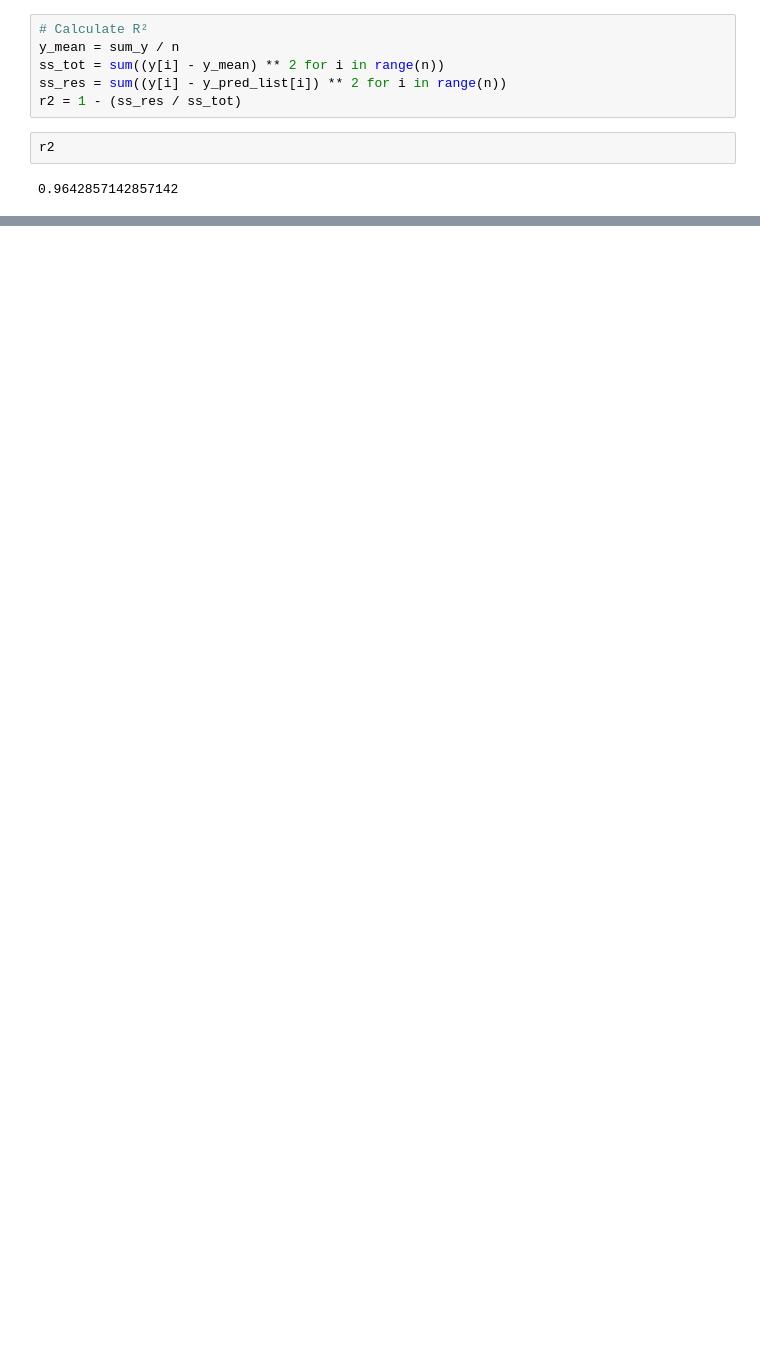
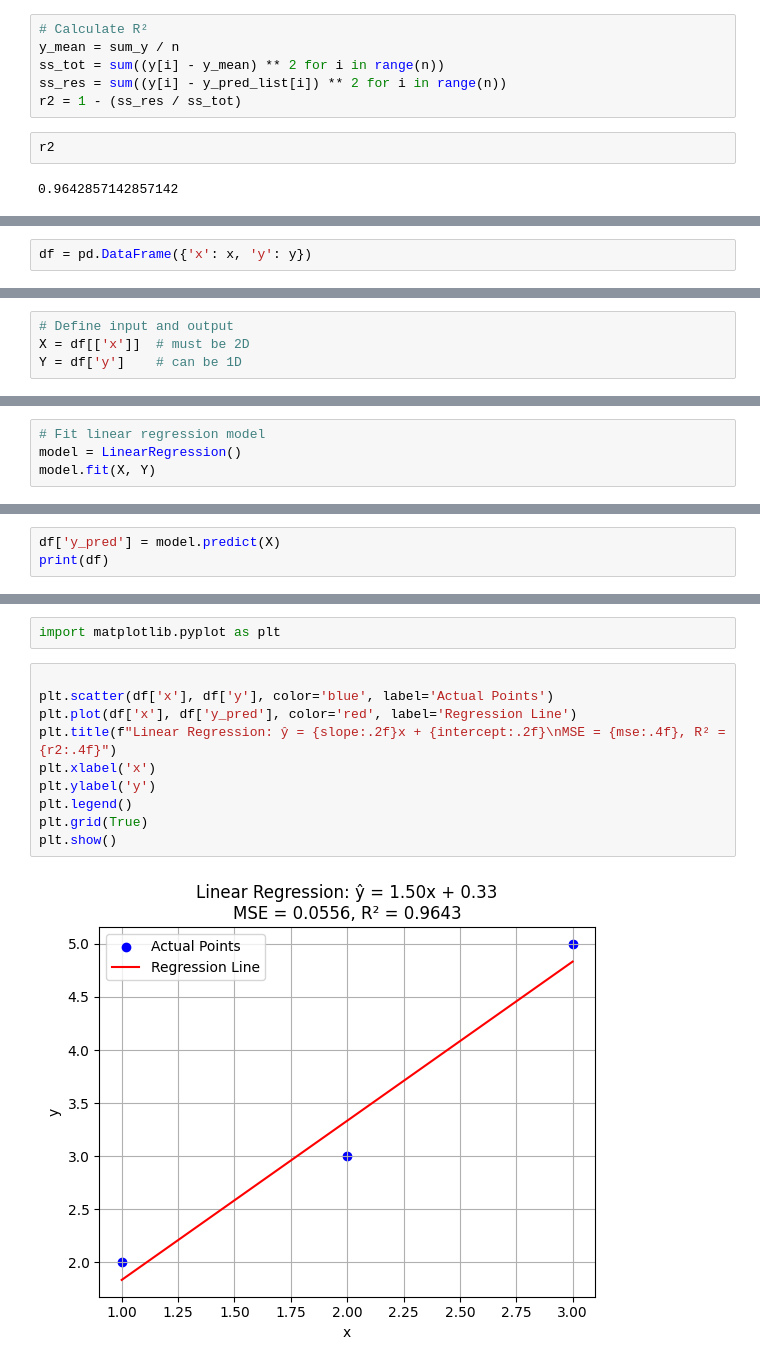
Before and after one commit to arshadziban/ML-Algo, a Jupyter notebook: Version_02/Supervised Learning/Regression/Linear Regression/linear_regression.ipynb, the cells around one changed output, grey strips where cells are left out. Drawn from its saved outputs; the diff is of its cells as text; blank space fills up the shorter version.

```diff
--- a/Version_02/Supervised Learning/Regression/Linear Regression/linear_regression.ipynb
+++ b/Version_02/Supervised Learning/Regression/Linear Regression/linear_regression.ipynb
@@ -96,0 +488,2 @@ r2
+# %%
+df = pd.DataFrame({'x': x, 'y': y})
@@ -96,0 +497,4 @@ r2
+# %%
+# Define input and output
+X = df[['x']]  # must be 2D
+Y = df['y']    # can be 1D
@@ -96,0 +508,4 @@ r2
+# %%
+# Fit linear regression model
+model = LinearRegression()
+model.fit(X, Y)
@@ -96,0 +522,3 @@ r2
+# %%
+df['y_pred'] = model.predict(X)
+print(df)
@@ -96,0 +559,14 @@ r2
+# %%
+import matplotlib.pyplot as plt
+# %%
+
+plt.scatter(df['x'], df['y'], color='blue', label='Actual Points')
+plt.plot(df['x'], df['y_pred'], color='red', label='Regression Line')
+plt.title(f"Linear Regression: ŷ = {slope:.2f}x + {intercept:.2f}\nMSE = {mse:.4f}, R² = {r2:.4f}")
+plt.xlabel('x')
+plt.ylabel('y')
+plt.legend()
+plt.grid(True)
+plt.show()
+# %% [output]
+[figure, added]
```
Also changed, not shown: parts of 23 cells of this notebook, 2 other files.
